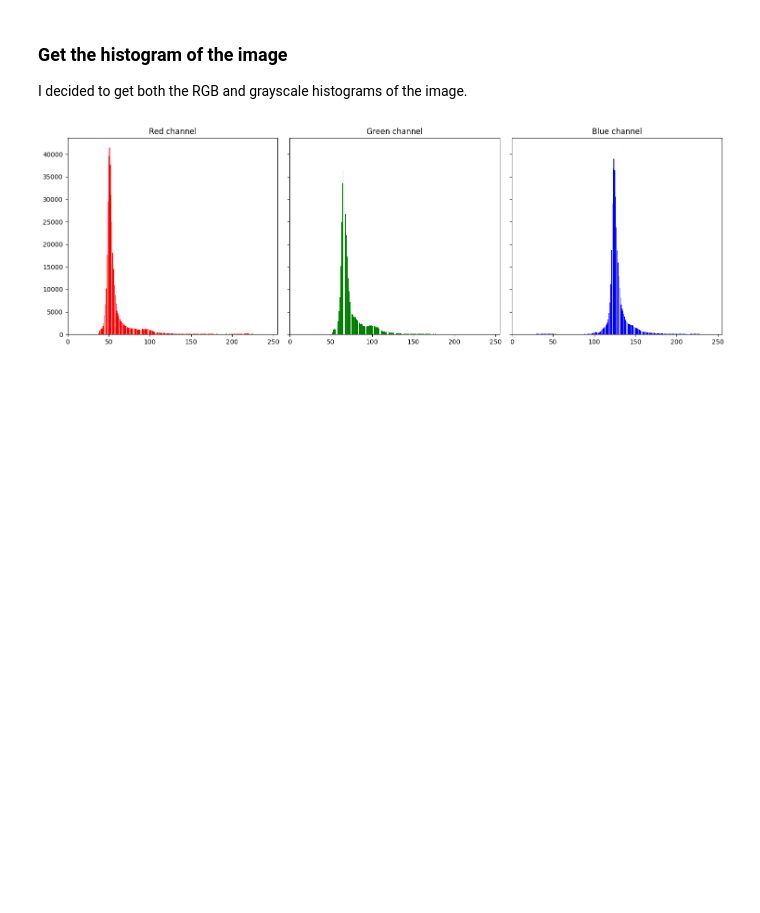
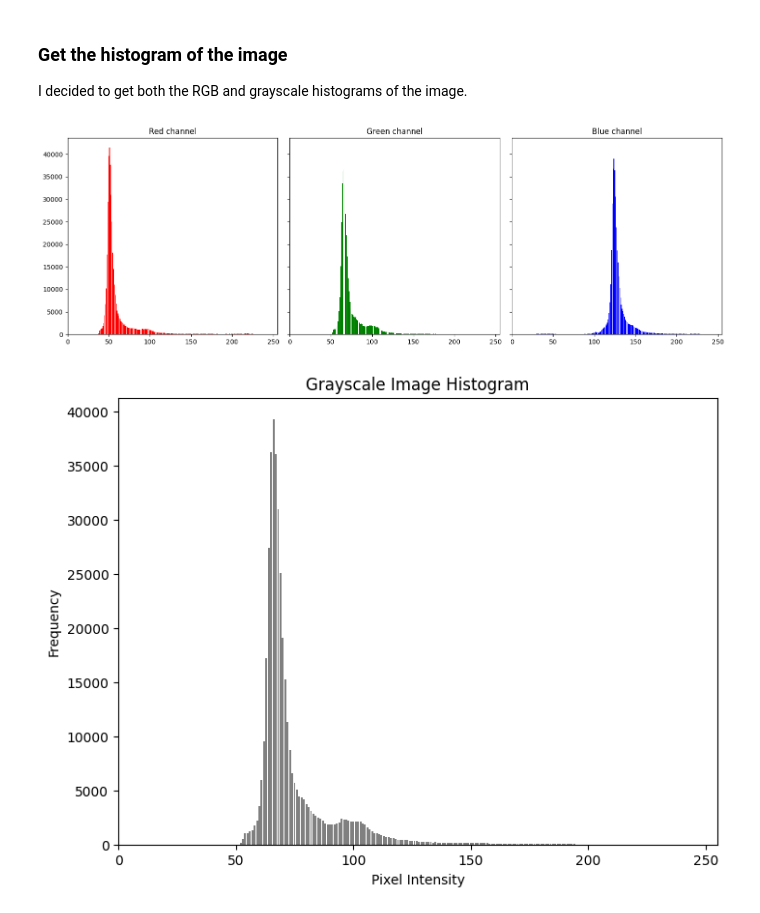
Before and after one commit to urfolomeus/space_data, a Jupyter notebook: week 3/assignment.ipynb, the cells around one changed output. Cells and saved outputs as stored; diff of their text form; code cells hidden in the pictures; blank space fills up the shorter version.

Commit message:
Adding grayscale histogram

```diff
--- a/week 3/assignment.ipynb
+++ b/week 3/assignment.ipynb
@@ -196,3 +196,23 @@ plt.tight_layout()
 plt.show()
 # %% [output]
 [figure]
+# %%
+from skimage import color, exposure
+
+# Calculate histogram
+hist, bins = exposure.histogram(gray_img, nbins=300)
+
+# Plot the histogram
+plt.figure(figsize=(8, 6))
+
+plt.bar(bins, hist, color='gray')
+
+plt.title('Grayscale Image Histogram')
+plt.xlabel('Pixel Intensity')
+plt.ylabel('Frequency')
+
+plt.xlim(0, 255)
+
+plt.show()
+# %% [output]
+[figure, added]
```
